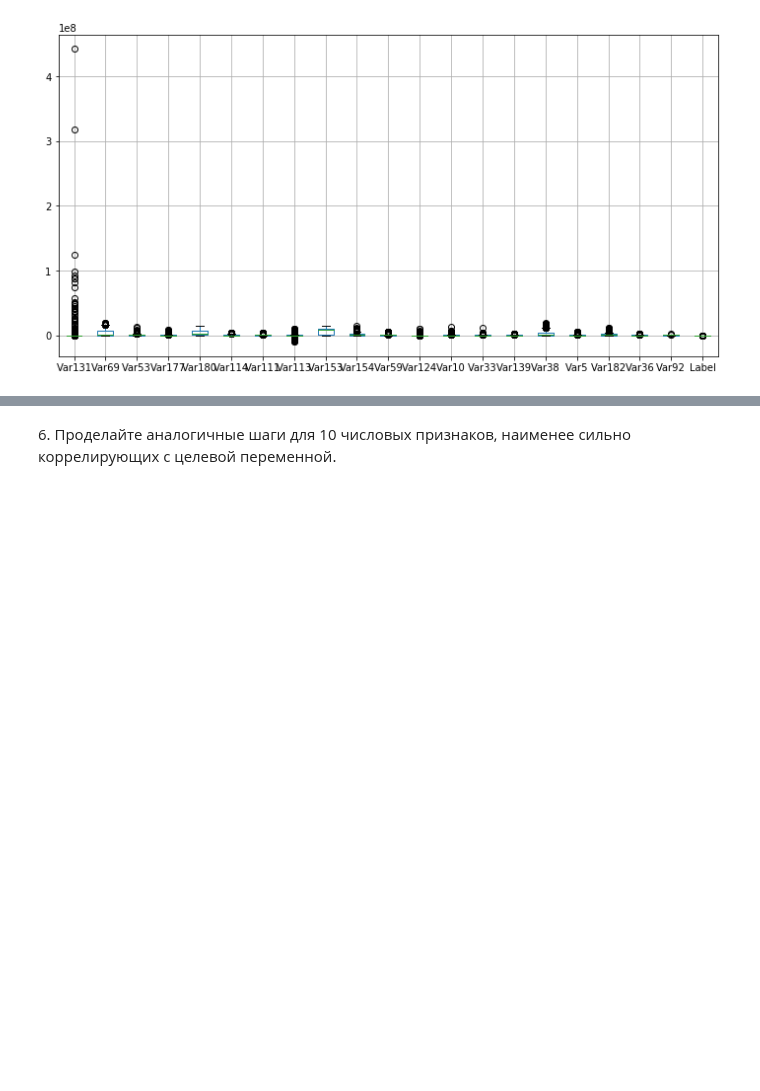
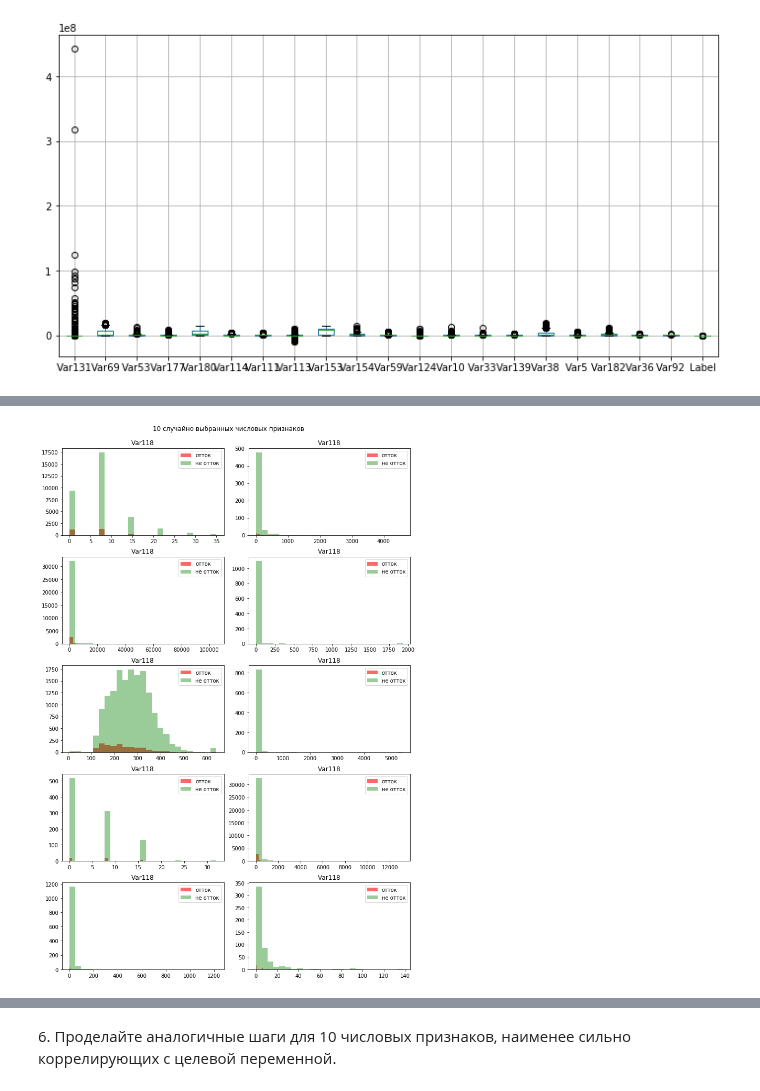
Before and after one commit to dminikorenb/DataLearning, a Jupyter notebook: 2-churn_prediction/dminik6_part2_w1.ipynb, the cells around one changed output, grey strips where cells are left out. Drawn from its saved outputs; the diff is of its cells as text; code cells hidden in the pictures; blank space fills up the shorter version.

```diff
--- a/2-churn_prediction/dminik6_part2_w1.ipynb
+++ b/2-churn_prediction/dminik6_part2_w1.ipynb
@@ -382,0 +345,14 @@ pairplot(df5, hue='Label');
+# %%
+# Случайная выборка из диапазона 0-190, за исключением N переменных,
+# выбранных в предшествующем пункте
+# df_tmp создан ранее из целочисленных параметров и целевого значения, в котором
+# отброшены столбцы в которых все значения NaN, и для интереса отображения
+# тсключим параметры у которых
+# минимальное значение равно 25%, равно 50% и равно 75% значениям
+# вряд ли такие параметры будут информативны, хотя разница мат. ожиданий
+# у них может быть большая, и будет решено, что они сильно коррелированны с целевым
+# значением. Как помним, таких переменных - 46
+excludecolumn = ser_desc.index.tolist() + df4.columns.tolist()
+column_5 = random.sample( [x for x in df_tmp.columns[:-1].tolist() if x not in excludecolumn], 10)
+df5 = df_data[column_5 + ['Label']]
+df5.info()
@@ -382,0 +389,4 @@ pairplot(df5, hue='Label');
+# %%
+plot_df(df5, '10 случайно выбранных числовых признаков', (10, 15))
+# %% [output]
+[figure, added]
```
Also changed, not shown: parts of 25 cells of this notebook.
